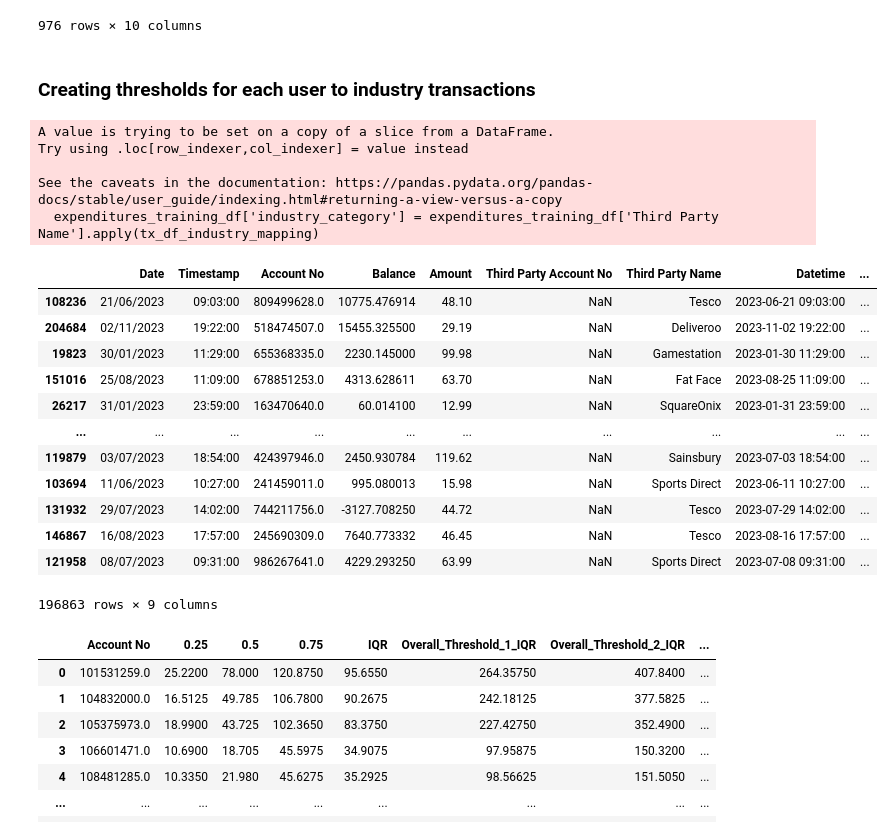
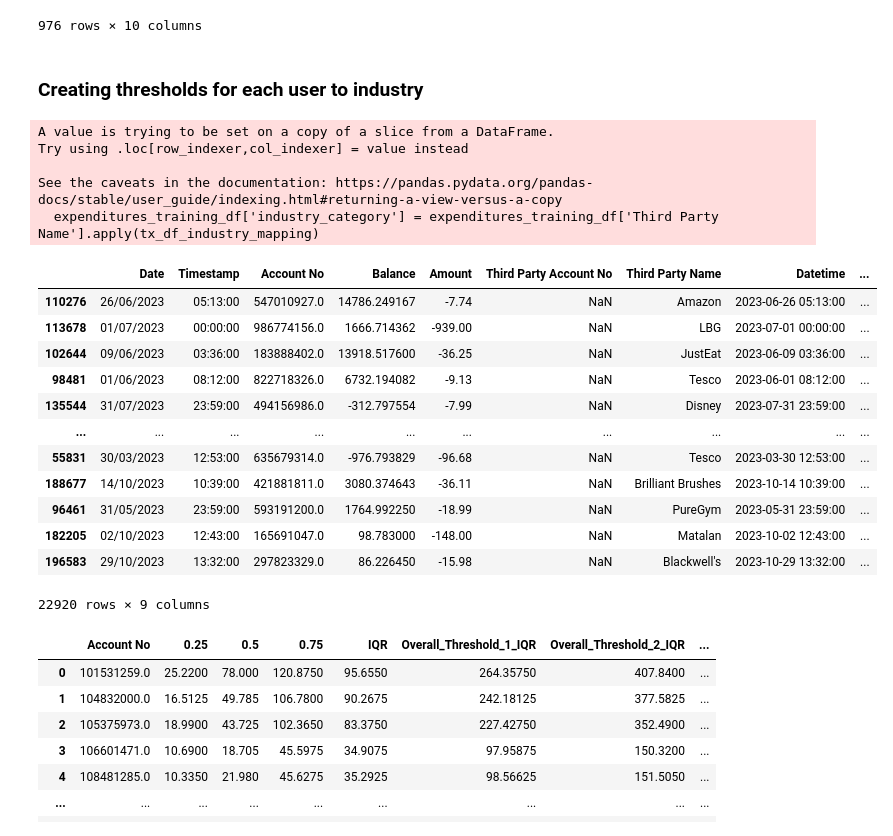
Before and after one commit to UoB-DSMP-2023-24/dsmp-2024-group27, a Jupyter notebook: AnomalyDetection/AnomalyDetection-Dataset2.ipynb, the cells around one changed output. Cells and saved outputs as stored; diff of their text form; code cells hidden in the pictures.

Commit message:
Added to the anomaly detection, on the expenditures side of things, and testing

```diff
--- a/AnomalyDetection/AnomalyDetection-Dataset2.ipynb
+++ b/AnomalyDetection/AnomalyDetection-Dataset2.ipynb
@@ -147,7 +181,7 @@ anomaly_detection_by_expenditures_df
 | 999752672.0 | 6.0000 | 15.990 | 108.6100 | 102.6100 | 262.52500 | 416.4400 | ... |
 976 rows × 10 columns
 # %% [markdown]
-### Creating thresholds for each user to industry transactions
+### Creating thresholds for each user to industry
 # %%
 industry_categories_expenditure = {
     "Coffee": ["Coffee #1", "Costa Coffee", "Starbucks"],
@@ -174,36 +208,38 @@ industry_categories_expenditure = {
 # %%
 # Add industry column to tx_df
 
 def tx_df_industry_mapping(name):
     if isinstance(name, str):  # Check if input is a string
         for category, names_list in industry_categories_expenditure.items():
             if any(n in name for n in names_list):
                 return category
     return np.nan
 
 
 # Apply the mapping
 expenditures_training_df['industry_category'] = expenditures_training_df['Third Party Name'].apply(tx_df_industry_mapping)
-expenditures_training_df
+
+testing_transactions['industry_category'] = testing_transactions['Third Party Name'].apply(tx_df_industry_mapping)
+testing_transactions
 # %% [output]
 A value is trying to be set on a copy of a slice from a DataFrame.
 Try using .loc[row_indexer,col_indexer] = value instead
 
 See the caveats in the documentation: https://pandas.pydata.org/pandas-docs/stable/user_guide/indexing.html#returning-a-view-versus-a-copy
   expenditures_training_df['industry_category'] = expenditures_training_df['Third Party Name'].apply(tx_df_industry_mapping)
 |  | Date | Timestamp | Account No | Balance | Amount | Third Party Account No | Third Party Name | Datetime | ... |
-| 108236 | 21/06/2023 | 09:03:00 | 809499628.0 | 10775.476914 | 48.10 | NaN | Tesco | 2023-06-21 09:03:00 | ... |
-| 204684 | 02/11/2023 | 19:22:00 | 518474507.0 | 15455.325500 | 29.19 | NaN | Deliveroo | 2023-11-02 19:22:00 | ... |
-| 19823 | 30/01/2023 | 11:29:00 | 655368335.0 | 2230.145000 | 99.98 | NaN | Gamestation | 2023-01-30 11:29:00 | ... |
-| 151016 | 25/08/2023 | 11:09:00 | 678851253.0 | 4313.628611 | 63.70 | NaN | Fat Face | 2023-08-25 11:09:00 | ... |
-| 26217 | 31/01/2023 | 23:59:00 | 163470640.0 | 60.014100 | 12.99 | NaN | SquareOnix | 2023-01-31 23:59:00 | ... |
+| 110276 | 26/06/2023 | 05:13:00 | 547010927.0 | 14786.249167 | -7.74 | NaN | Amazon | 2023-06-26 05:13:00 | ... |
+| 113678 | 01/07/2023 | 00:00:00 | 986774156.0 | 1666.714362 | -939.00 | NaN | LBG | 2023-07-01 00:00:00 | ... |
+| 102644 | 09/06/2023 | 03:36:00 | 183888402.0 | 13918.517600 | -36.25 | NaN | JustEat | 2023-06-09 03:36:00 | ... |
+| 98481 | 01/06/2023 | 08:12:00 | 822718326.0 | 6732.194082 | -9.13 | NaN | Tesco | 2023-06-01 08:12:00 | ... |
+| 135544 | 31/07/2023 | 23:59:00 | 494156986.0 | -312.797554 | -7.99 | NaN | Disney | 2023-07-31 23:59:00 | ... |
 | ... | ... | ... | ... | ... | ... | ... | ... | ... | ... |
-| 119879 | 03/07/2023 | 18:54:00 | 424397946.0 | 2450.930784 | 119.62 | NaN | Sainsbury | 2023-07-03 18:54:00 | ... |
-| 103694 | 11/06/2023 | 10:27:00 | 241459011.0 | 995.080013 | 15.98 | NaN | Sports Direct | 2023-06-11 10:27:00 | ... |
-| 131932 | 29/07/2023 | 14:02:00 | 744211756.0 | -3127.708250 | 44.72 | NaN | Tesco | 2023-07-29 14:02:00 | ... |
-| 146867 | 16/08/2023 | 17:57:00 | 245690309.0 | 7640.773332 | 46.45 | NaN | Tesco | 2023-08-16 17:57:00 | ... |
-| 121958 | 08/07/2023 | 09:31:00 | 986267641.0 | 4229.293250 | 63.99 | NaN | Sports Direct | 2023-07-08 09:31:00 | ... |
+| 55831 | 30/03/2023 | 12:53:00 | 635679314.0 | -976.793829 | -96.68 | NaN | Tesco | 2023-03-30 12:53:00 | ... |
+| 188677 | 14/10/2023 | 10:39:00 | 421881811.0 | 3080.374643 | -36.11 | NaN | Brilliant Brushes | 2023-10-14 10:39:00 | ... |
+| 96461 | 31/05/2023 | 23:59:00 | 593191200.0 | 1764.992250 | -18.99 | NaN | PureGym | 2023-05-31 23:59:00 | ... |
+| 182205 | 02/10/2023 | 12:43:00 | 165691047.0 | 98.783000 | -148.00 | NaN | Matalan | 2023-10-02 12:43:00 | ... |
+| 196583 | 29/10/2023 | 13:32:00 | 297823329.0 | 86.226450 | -15.98 | NaN | Blackwell's | 2023-10-29 13:32:00 | ... |
-196863 rows × 9 columns
+22920 rows × 9 columns
 # %%
 # Re-define the calculate_thresholds function in case it's not defined
 def calculate_thresholds(group, multiplier):
```
Also changed, not shown: parts of 17 cells of this notebook.
